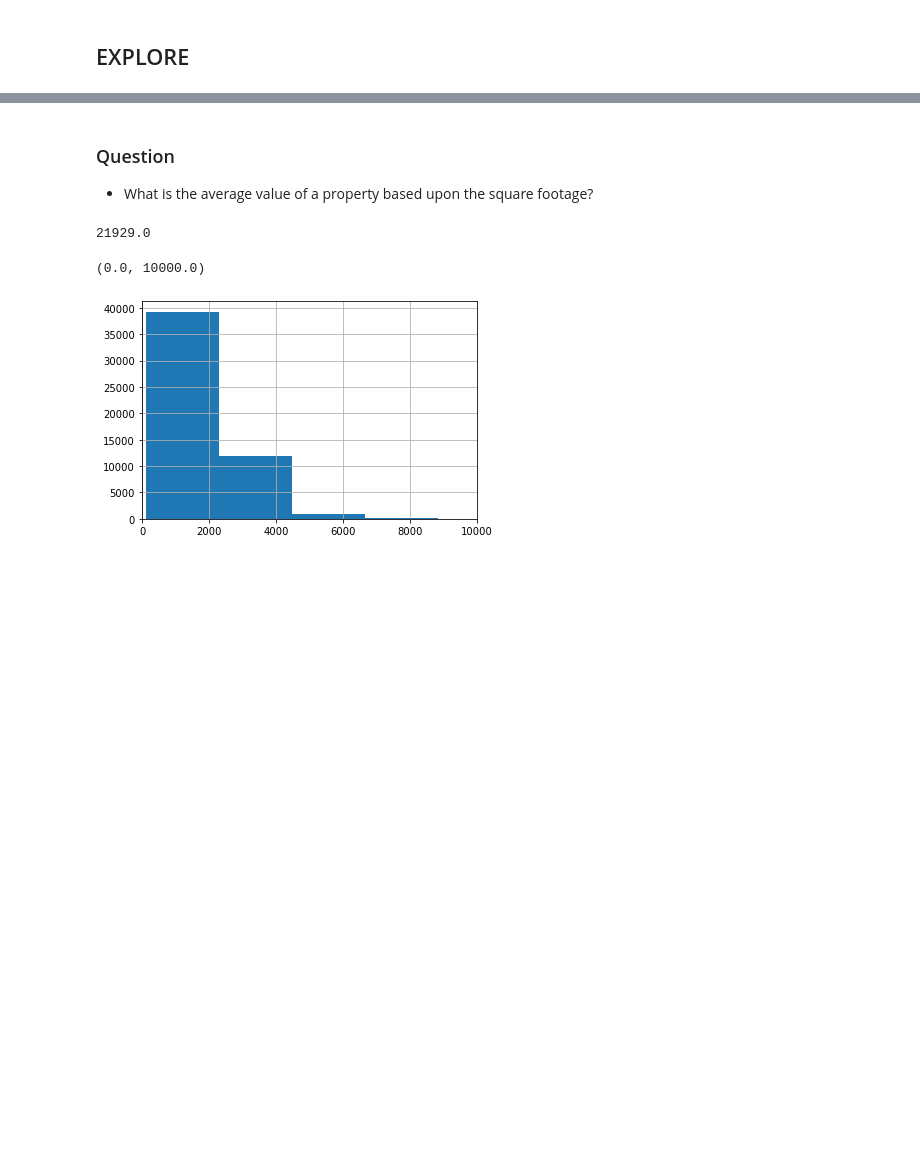
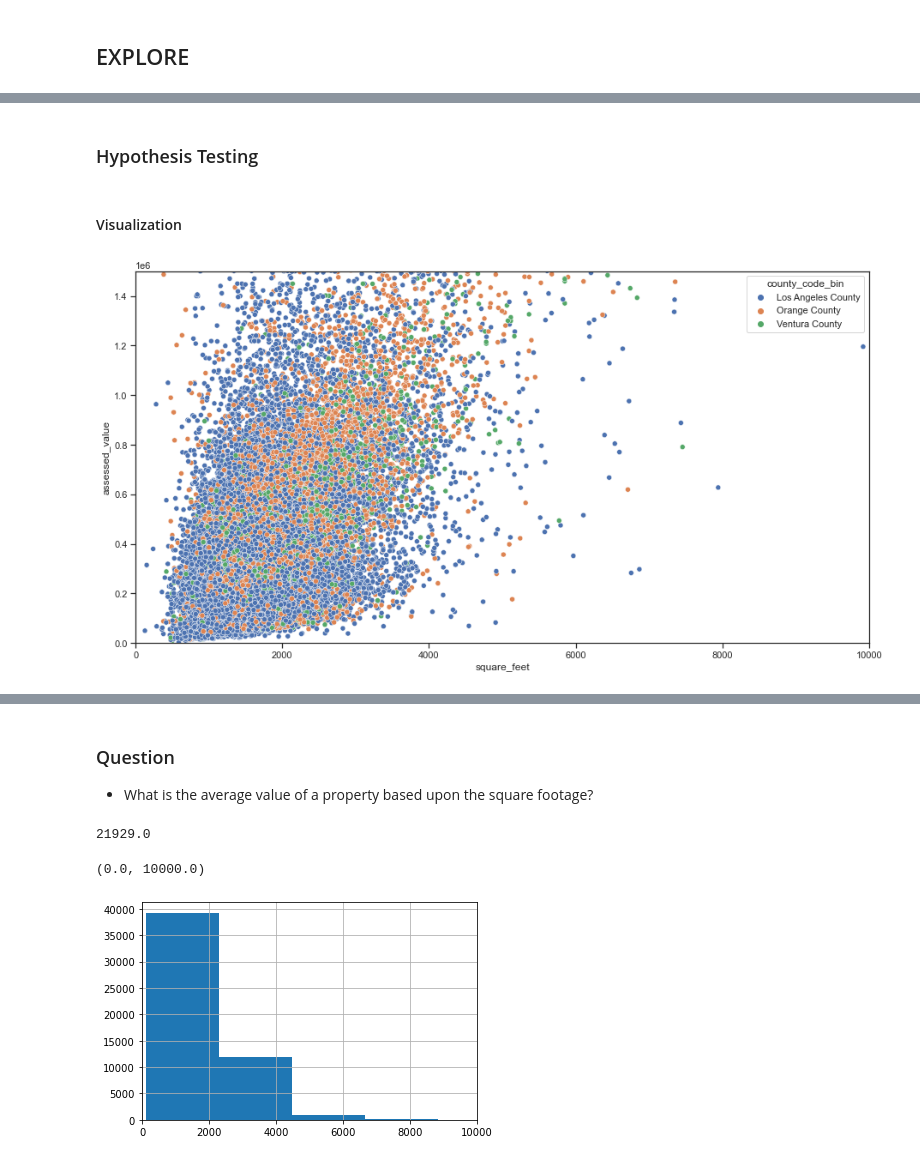
Before and after one commit to rachelrobbinsmayhill/regression-project, a Jupyter notebook: workbook_acquire_prepare.ipynb, the cells around one changed output, grey strips where cells are left out. Cells and saved outputs as stored; diff of their text form; code cells hidden in the pictures; blank space fills up the shorter version.

```diff
--- a/workbook_acquire_prepare.ipynb
+++ b/workbook_acquire_prepare.ipynb
@@ -358,0 +394,16 @@ df.groupby(['bedrooms', 'bathrooms']).assessed_value.agg(['min', 'mean', 'max'])
+# %% [markdown]
+### Hypothesis Testing
+# %% [markdown]
+#### Visualization
+# %%
+x = train.square_feet
+y = train.assessed_value
+# %%
+plt.figure(figsize = (13,7))
+ax = sns.scatterplot(data=train, x= x, y= y, hue="county_code_bin")
+
+ax.set(xlim = (0, 10000), ylim= (0, 1500000)) # set the limits to the desired ones
+plt.tight_layout() # fit labels and legend
+plt.show()
+# %% [output]
+[figure, added]
```
Also changed, not shown: parts of 85 cells of this notebook.
